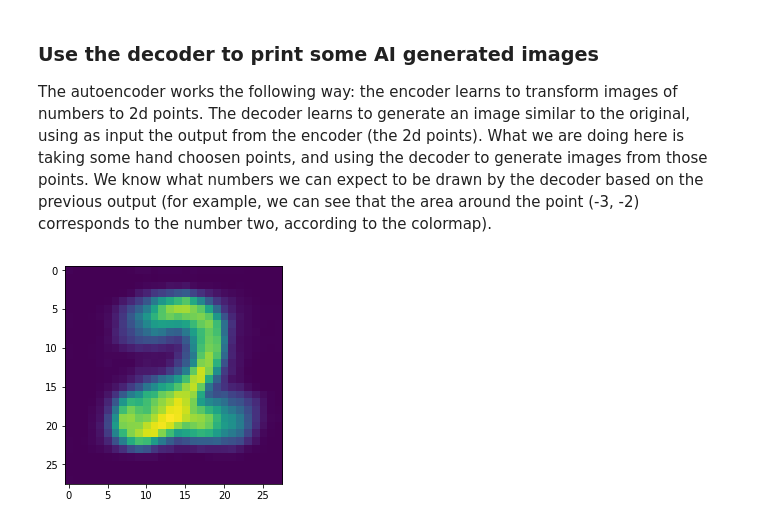
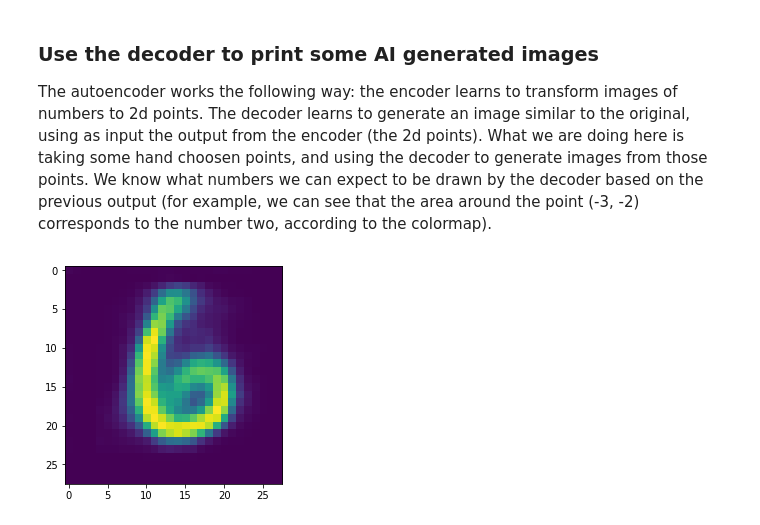
Before and after one commit to mortificador/generative_learning, a Jupyter notebook: Autoencoder_test.ipynb, the cells around one changed output. Drawn from its saved outputs; the diff is of its cells as text; code cells hidden in the pictures.

Commit message:
Variational autoencoder

```diff
--- a/Autoencoder_test.ipynb
+++ b/Autoencoder_test.ipynb
@@ -17,5 +21,7 @@ from keras.callbacks import LambdaCallback
 # %% [markdown]
 ### Create the autoencoder, train it (you need to uncomment the line) and save the model to disk
+# %%
+autoencoder_name = 'Autoencoder_variational'
 # %%
 autoencoder = Autoencoder(
                 input_dim = (28, 28, 1),
@@ -55,13 +79,17 @@ The encoder will encode the data in 2 dimensions (so, for every image input, it
 The decoder will decode points in 2 dimensions to images (it takes the output of the encoder and generates an image)
 # %%
 # load the model
-model = load_model('Autoencoder')
+model = load_model(autoencoder_name)
 autoencoder.load_model(model)
+
+#model.summary()
 
 # Create an intermediate model that represents the encoder, and get the decoder (is an intermediate layer,
 # you can see it using the summary() method in the autoencoder)
-encoder_model = Model(inputs = model.input, outputs = model.layers[10].output)
-decoder_model = model.layers[11]
+#encoder_model = Model(inputs = model.input, outputs = model.layers[10].output)
+# Get the decoder (non variational)
+#decoder_model = model.layers[11]
+decoder_model = model.layers[13]
 
 encoder_output = encoder_model.predict(x_test)
 decoder_output = decoder_model.predict(encoder_output)
@@ -95,12 +123,12 @@ plt.show()
 The autoencoder works the following way: the encoder learns to transform images of numbers to 2d points. The decoder learns to generate an image similar to the original, using as input the output from the encoder (the 2d points).
 What we are doing here is taking some hand choosen points, and using the decoder to generate images from those points. We know what numbers we can expect to be drawn by the decoder based on the previous output (for example, we can see that the area around the point (-3, -2) corresponds to the number two, according to the colormap).
 # %%
-custom_test = np.array([[-3.0, -2.0],], np.float32)
+custom_test = np.array([[-0.5, 0.8],], np.float32)
 
 # Shape of predicted_img is (1, 28, 28, 1)
 predicted_img = decoder_model.predict(custom_test)
 # Show the image
 imgplot = plt.imshow(predicted_img[0,:,:,0])
 plt.show()
 # %% [output]
-[figure, old version]
+[figure, new version]
```
Also changed, not shown: parts of 4 cells of this notebook, 3 other files.
